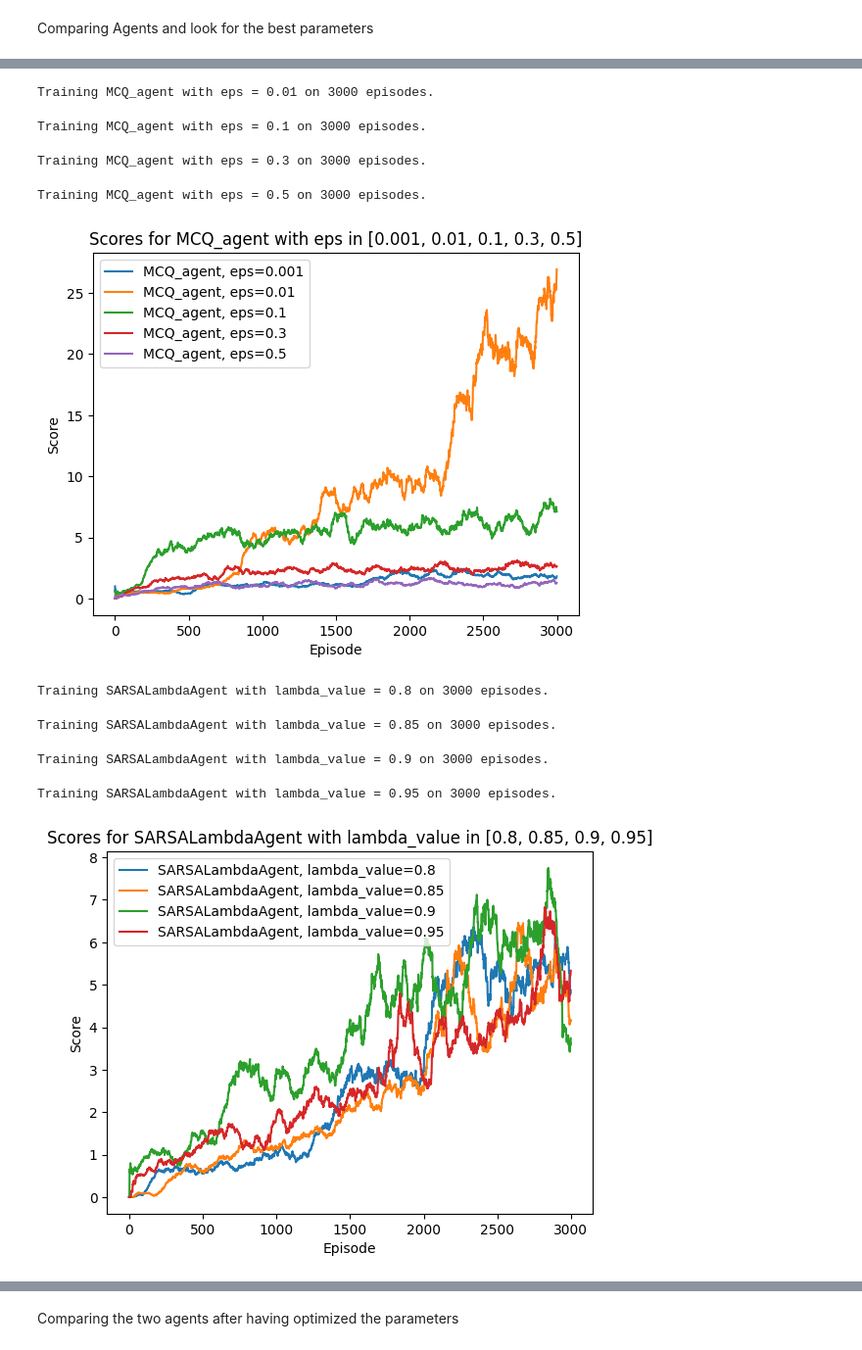
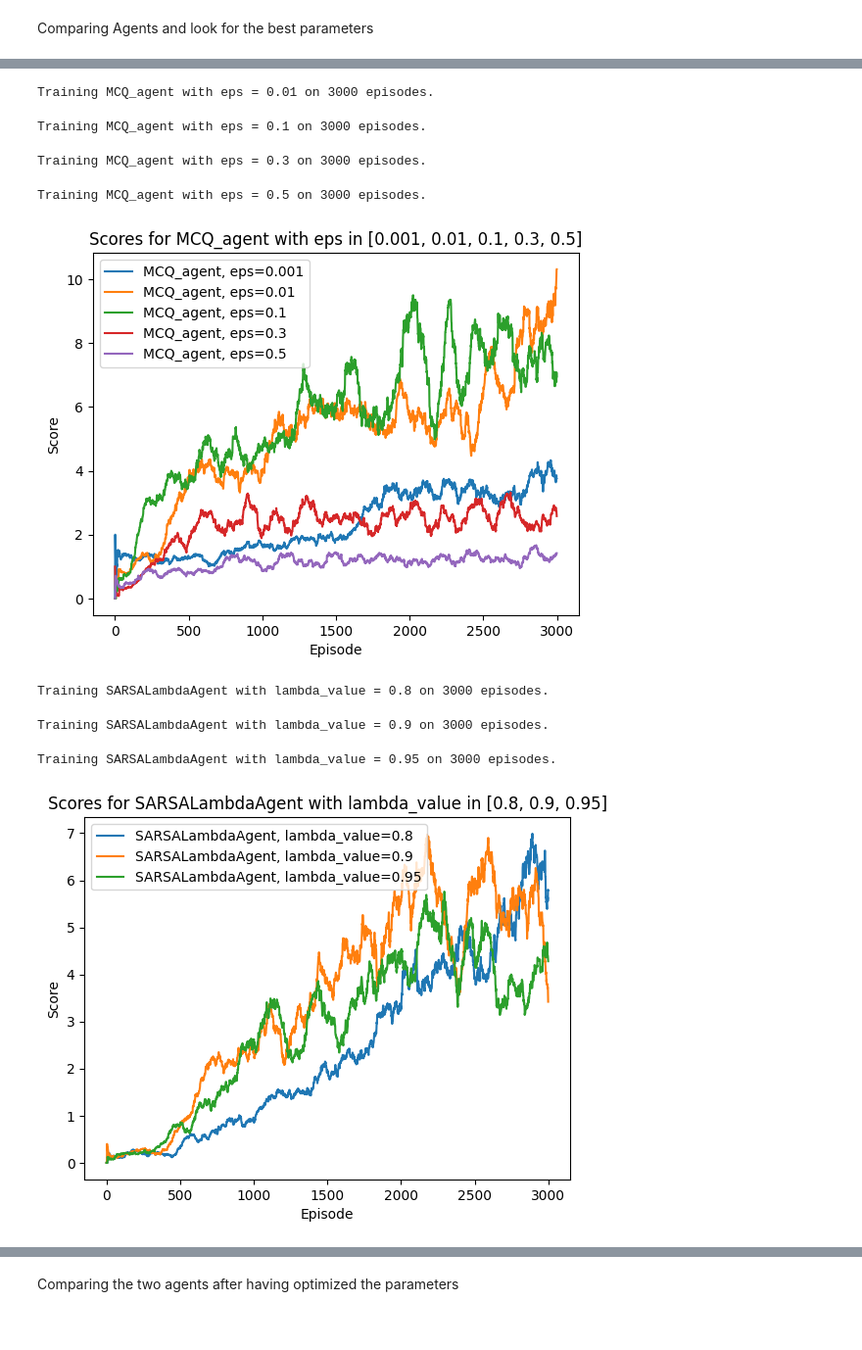
Before and after one commit to theveneth/RL_flappy_bird, a Jupyter notebook: code.ipynb, the cells around one changed output, grey strips where cells are left out. Shown: that part at 98% size. Drawn from its saved outputs; the diff is of its cells as text; code cells hidden in the pictures.

```diff
--- a/code.ipynb
+++ b/code.ipynb
@@ -33,8 +33,9 @@ import random
 ## Implementing the agents
 # %%
 class MCQ_agent:
-    def __init__(self, env, eps):
+    def __init__(self, env, decaying, eps):
         self.env = env
+        self.decaying = decaying
 
         self.eps = eps
         self.eps_decay = 0.99999
@@ -63,7 +64,8 @@ class MCQ_agent:
 
     def start_episode(self):
         self.episode_states_actions_rewards = []
-        self.eps = max(self.eps_decay*self.eps, self.eps_min)
+        if self.decaying:
+            self.eps = max(self.eps_decay*self.eps, self.eps_min)
 
     def update(self, state, action, reward, next_state, done):
         self.episode_states_actions_rewards.append((state, action, reward))
@@ -79,8 +81,8 @@ class MCQ_agent:
                 self.q_table[past_state][past_action] += 1 / self.state_action_count[past_state][past_action] * (G - self.q_table[past_state][past_action])
 # %%
 class SARSALambdaAgent:
-    def __init__(self, env, lambda_value=0.9, alpha=0.1, gamma=0.99, eps=0.1):
-
+    def __init__(self, env, decaying, lambda_value=0.9, alpha=0.1, gamma=0.99, eps=0.1):
+        self.decaying = decaying
         self.env = env
         self.lambda_value = lambda_value
         self.alpha = alpha
@@ -115,7 +117,8 @@ class SARSALambdaAgent:
             self.z_table[state] = np.zeros(self.env.action_space.n)
 
     def start_episode(self):
-        self.epsilon = max(self.eps_decay*self.epsilon, self.eps_min)
+        if self.decaying:
+            self.epsilon = max(self.eps_decay*self.epsilon, self.eps_min)
         for state in self.z_table:
             self.z_table[state] = np.zeros(self.action_space)
 
@@ -140,7 +147,6 @@ class SARSALambdaAgent:
 def train_FB(agent, env, env_name, num_episodes):
     scores = []
     rewards = []
-
     for episode in trange(num_episodes):
 
         state = env.reset()
@@ -172,4 +178,4 @@ def train_FB(agent, env, env_name, num_episodes):
         scores.append(episode_score)
 
     env.close()
-    return scores, rewards
+    return scores, rewards, agent
@@ -202,35 +239,37 @@ def train_and_plot(env, env_name, agents, params, num_episodes):
 # %% [markdown]
 Comparing Agents and look for the best parameters
 # %%
-def compare():
-    # initiate environment
-    env_name = 'TextFlappyBird-v0'
-    env = gym.make(env_name, height=15, width=20, pipe_gap=4)
+# initiate environment
+env_name = 'TextFlappyBird-v0'
+env = gym.make(env_name, height=15, width=20, pipe_gap=4)
 
-    # define agents and parameters to vary
-    agents = {
-        "MCQ_agent": MCQ_agent,
-        "SARSALambdaAgent": SARSALambdaAgent,
-    }
-    params = {
-        "MCQ_agent": {"eps": [0.001,0.01,0.1, 0.3, 0.5]},
-        "SARSALambdaAgent": {"lambda_value": [0.8, 0.85, 0.9,0.95]},
-    }
+# define agents and parameters to vary
+agents = {
+    "MCQ_agent": MCQ_agent,
+    "SARSALambdaAgent": SARSALambdaAgent,
+}
+params = {
+    "MCQ_agent": {"eps": [0.001,0.01,0.1, 0.3, 0.5]},
+    "SARSALambdaAgent": {"lambda_value": [0.8,0.9,0.95]},
+}
 
-    # Learning phase
-    num_episodes = 3000
-    train_and_plot(env, env_name, agents, params, num_episodes)
-
-compare()
+# Learning phase
+num_episodes = 3000
+train_and_plot(plot = 'scores',
+               decaying = True,
+               env = env,
+               env_name = env_name,
+               agents = agents,
+               params = params,
+               num_episodes = num_episodes)
 # %% [output]
 Training MCQ_agent with eps = 0.001 on 3000 episodes.
 Training MCQ_agent with eps = 0.01 on 3000 episodes.
 Training MCQ_agent with eps = 0.1 on 3000 episodes.
 Training MCQ_agent with eps = 0.3 on 3000 episodes.
 Training MCQ_agent with eps = 0.5 on 3000 episodes.
-[figure, old version]
+[figure, new version]
 Training SARSALambdaAgent with lambda_value = 0.8 on 3000 episodes.
-Training SARSALambdaAgent with lambda_value = 0.85 on 3000 episodes.
+Training SARSALambdaAgent with lambda_value = 0.9 on 3000 episodes.
-Training SARSALambdaAgent with lambda_value = 0.9 on 3000 episodes.
+Training SARSALambdaAgent with lambda_value = 0.95 on 3000 episodes.
-Training SARSALambdaAgent with lambda_value = 0.95 on 3000 episodes.
-[figure, old version]
+[figure, new version]
```
Also changed, not shown: parts of 19 cells of this notebook.
